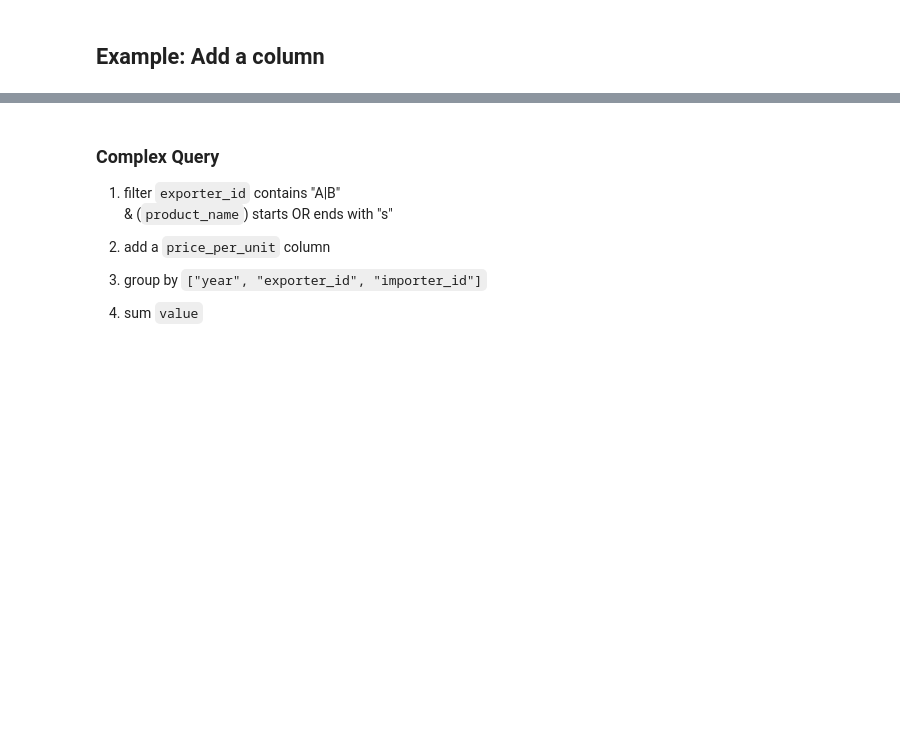
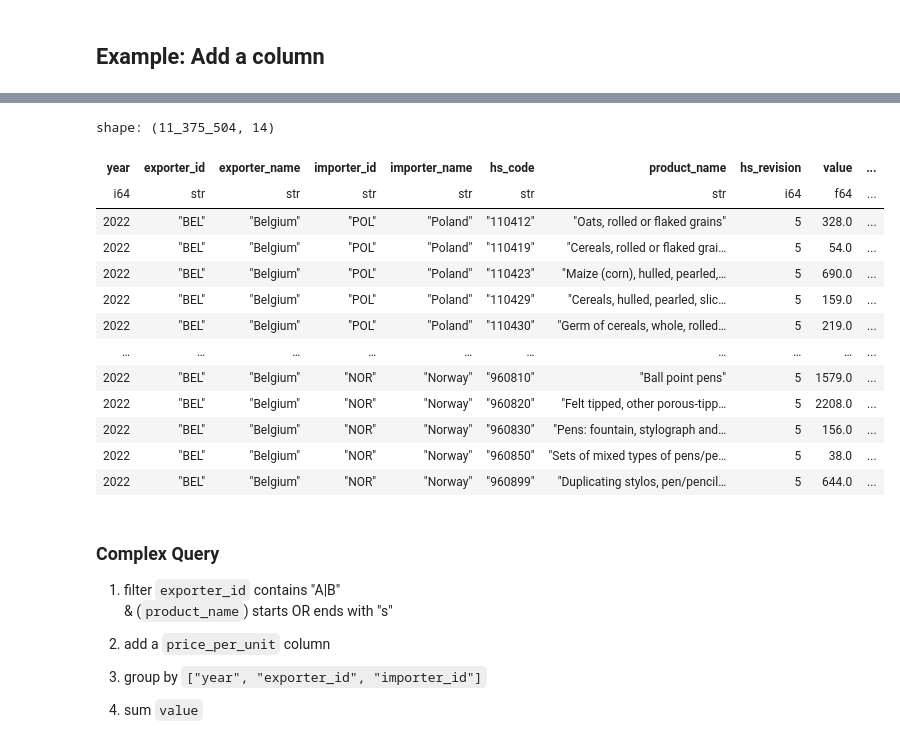
Before and after one commit to m-gaster/tutorial-polars, a Jupyter notebook: tutorial_empty.ipynb, the cells around one changed output, grey strips where cells are left out. Saved outputs shown, nothing was run; the diff lists cells and outputs as text; code cells hidden in the pictures; blank space fills up the shorter version.

```diff
--- a/tutorial_empty.ipynb
+++ b/tutorial_empty.ipynb
@@ -144,3 +355,23 @@ pl_df.with_columns(...)
+# %%
+pl_df.with_columns(
+    (pl.col("value") / pl.col("quantity")).alias("price_per_unit"),
+    (pl.lit(10) * (pl.col("value") / pl.col("quantity"))).alias("price_per_unit_10x"),
+)
+# %% [output]
+shape: (11_375_504, 14)
+| year | exporter_id | exporter_name | importer_id | importer_name | hs_code | product_name | hs_revision | value | ... |
+| i64 | str | str | str | str | str | str | i64 | f64 | ... |
+| 2022 | "BEL" | "Belgium" | "POL" | "Poland" | "110412" | "Oats, rolled or flaked grains" | 5 | 328.0 | ... |
+| 2022 | "BEL" | "Belgium" | "POL" | "Poland" | "110419" | "Cereals, rolled or flaked grai… | 5 | 54.0 | ... |
+| 2022 | "BEL" | "Belgium" | "POL" | "Poland" | "110423" | "Maize (corn), hulled, pearled,… | 5 | 690.0 | ... |
+| 2022 | "BEL" | "Belgium" | "POL" | "Poland" | "110429" | "Cereals, hulled, pearled, slic… | 5 | 159.0 | ... |
+| 2022 | "BEL" | "Belgium" | "POL" | "Poland" | "110430" | "Germ of cereals, whole, rolled… | 5 | 219.0 | ... |
+| … | … | … | … | … | … | … | … | … | ... |
+| 2022 | "BEL" | "Belgium" | "NOR" | "Norway" | "960810" | "Ball point pens" | 5 | 1579.0 | ... |
+| 2022 | "BEL" | "Belgium" | "NOR" | "Norway" | "960820" | "Felt tipped, other porous-tipp… | 5 | 2208.0 | ... |
+| 2022 | "BEL" | "Belgium" | "NOR" | "Norway" | "960830" | "Pens: fountain, stylograph and… | 5 | 156.0 | ... |
+| 2022 | "BEL" | "Belgium" | "NOR" | "Norway" | "960850" | "Sets of mixed types of pens/pe… | 5 | 38.0 | ... |
+| 2022 | "BEL" | "Belgium" | "NOR" | "Norway" | "960899" | "Duplicating stylos, pen/pencil… | 5 | 644.0 | ... |
 # %% [markdown]
 ### Complex Query
 
```
Also changed, not shown: parts of 38 cells of this notebook, 6 other files.
